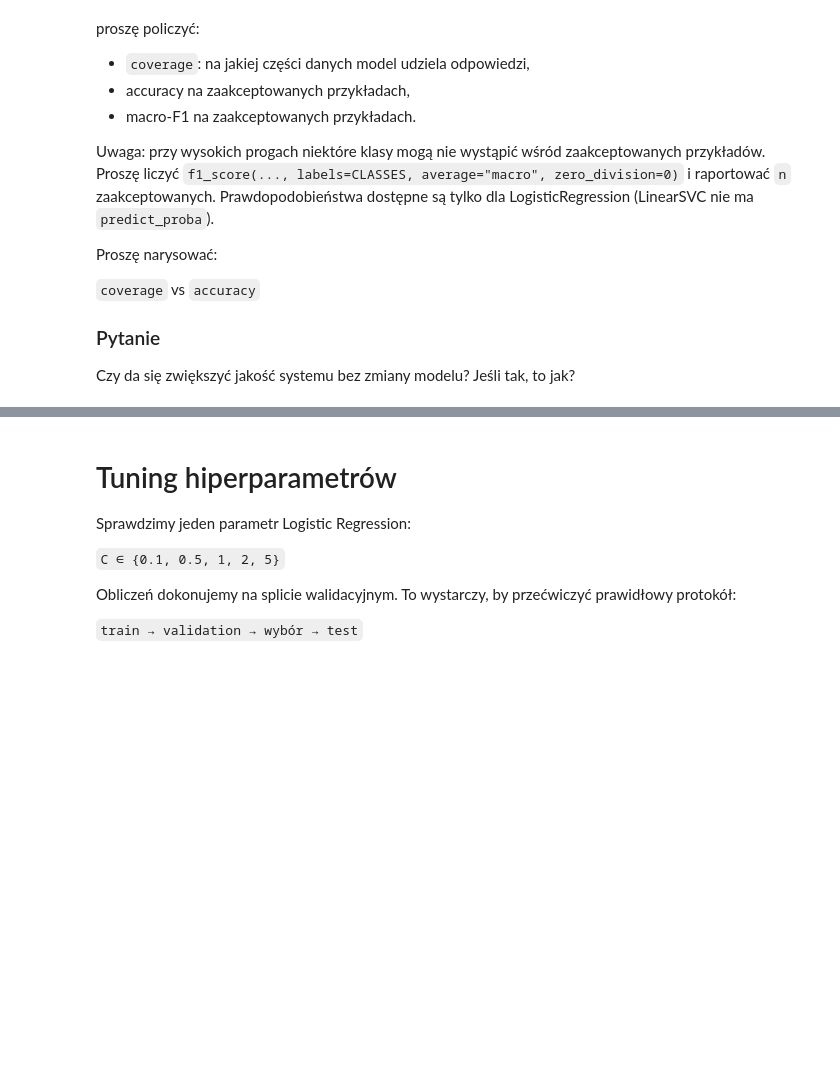
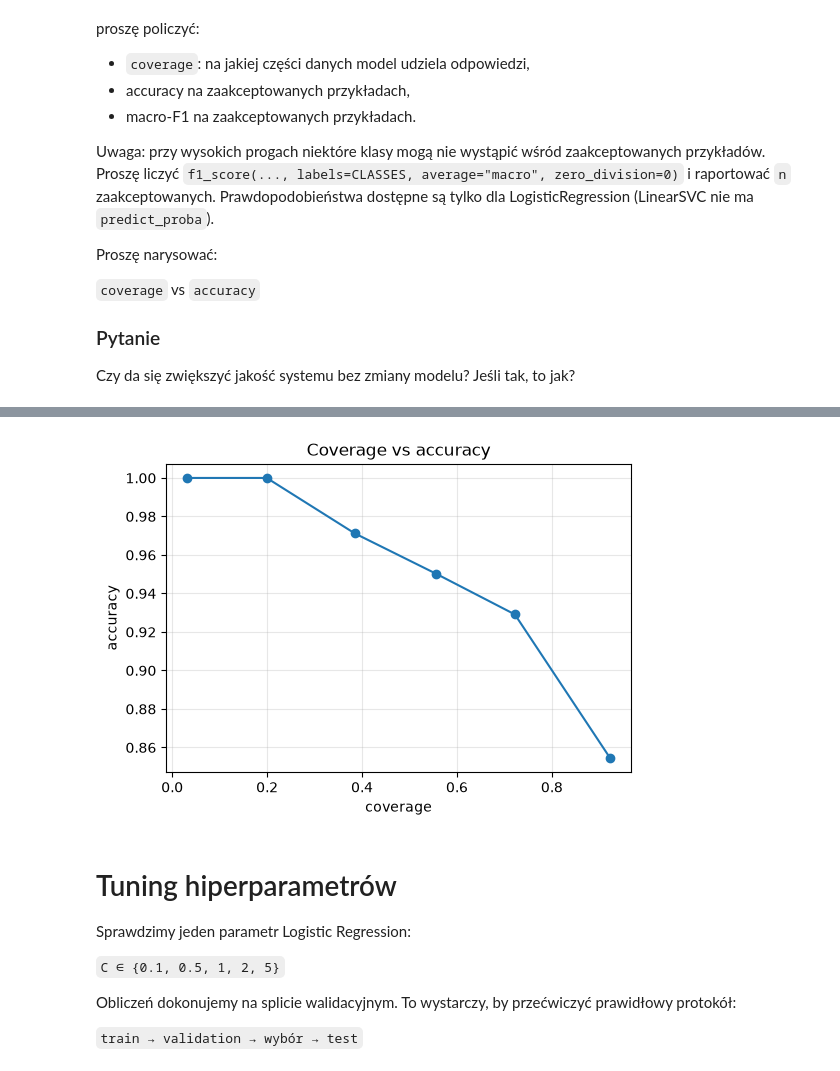
Before and after one commit to Monnkes/nlp, a Jupyter notebook: 002_Baseline.ipynb, the cells around one changed output, grey strips where cells are left out. Cells and saved outputs as stored; diff of their text form; code cells hidden in the pictures; blank space fills up the shorter version.

```diff
--- a/002_Baseline.ipynb
+++ b/002_Baseline.ipynb
@@ -774,3 +976,8 @@ W prawdziwym wdrożonym systemie czasem lepiej powiedzieć:
 niż wymusić odpowiedź.
 # %%
 #TODO: predict_proba
+
+selective_df = error_analysis[["gold", "pred", "correct", "confidence"]].copy()
+
+print(selective_df["confidence"].describe().round(3))
+selective_df.groupby("correct")["confidence"].mean().round(3)
@@ -799,3 +1022,17 @@ Proszę narysować:
 Czy da się zwiększyć jakość systemu bez zmiany modelu? Jeśli tak, to jak?
 # %%
 # TODO: coverage vs accuracy
+
+thresholds = [0.40, 0.50, 0.60, 0.70, 0.80, 0.90]
+rows = []
+for t in thresholds:
+    accepted = selective_df[selective_df["confidence"] >= t]
+    rows.append({
+        "threshold": t,
+        "n": len(accepted),
+        "coverage": len(accepted) / len(selective_df),
+        "accuracy": accuracy_score(accepted["gold"], accepted["pred"]),
+        "macro-F1": f1_score(accepted["gold"], accepted["pred"], labels=CLASSES, average="macro", zero_division=0)
+    })
+coverage_df = pd.DataFrame(rows)
+coverage_df.round(3)
@@ -802,3 +1047,13 @@ Czy da się zwiększyć jakość systemu bez zmiany modelu? Jeśli tak, to jak?
+# %%
+plt.figure(figsize=(6, 4))
+plt.plot(coverage_df["coverage"], coverage_df["accuracy"], marker="o")
+plt.xlabel("coverage")
+plt.ylabel("accuracy")
+plt.title("Coverage vs accuracy")
+plt.grid(alpha=0.3)
+plt.show()
+# %% [output]
+[figure, added]
 # %%
 # TODO: improvement_experiment
 # %% [markdown]
```
Also changed, not shown: parts of 21 cells of this notebook.
